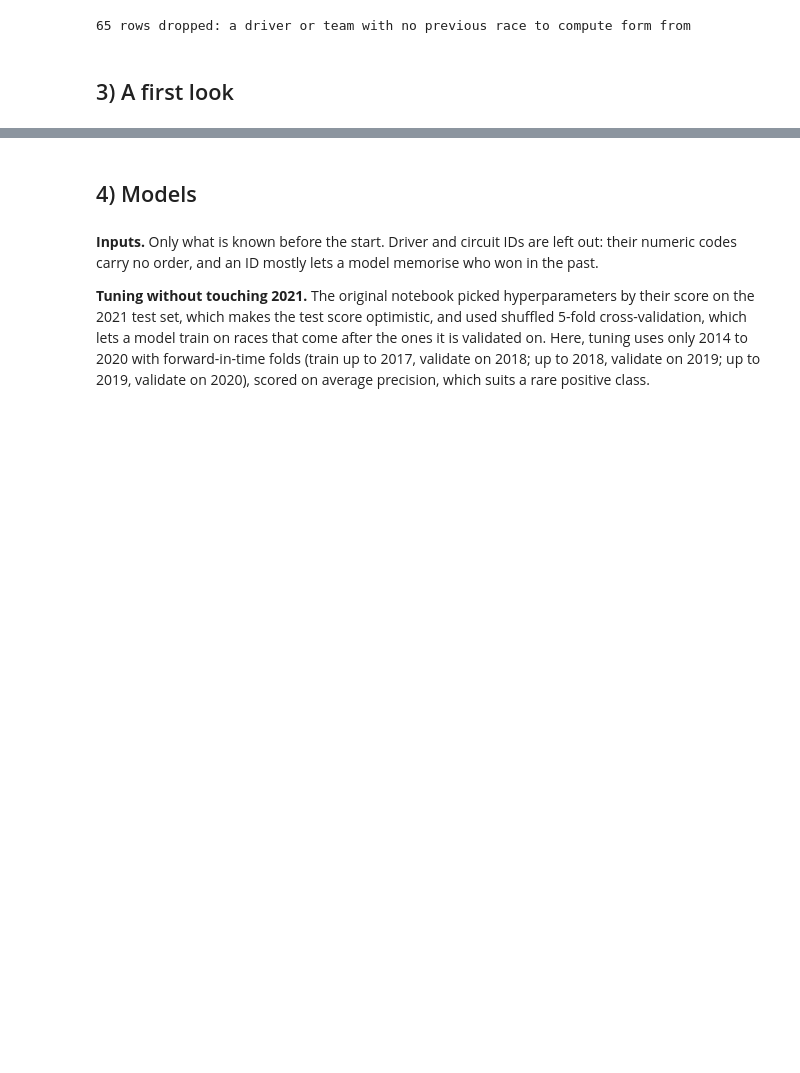
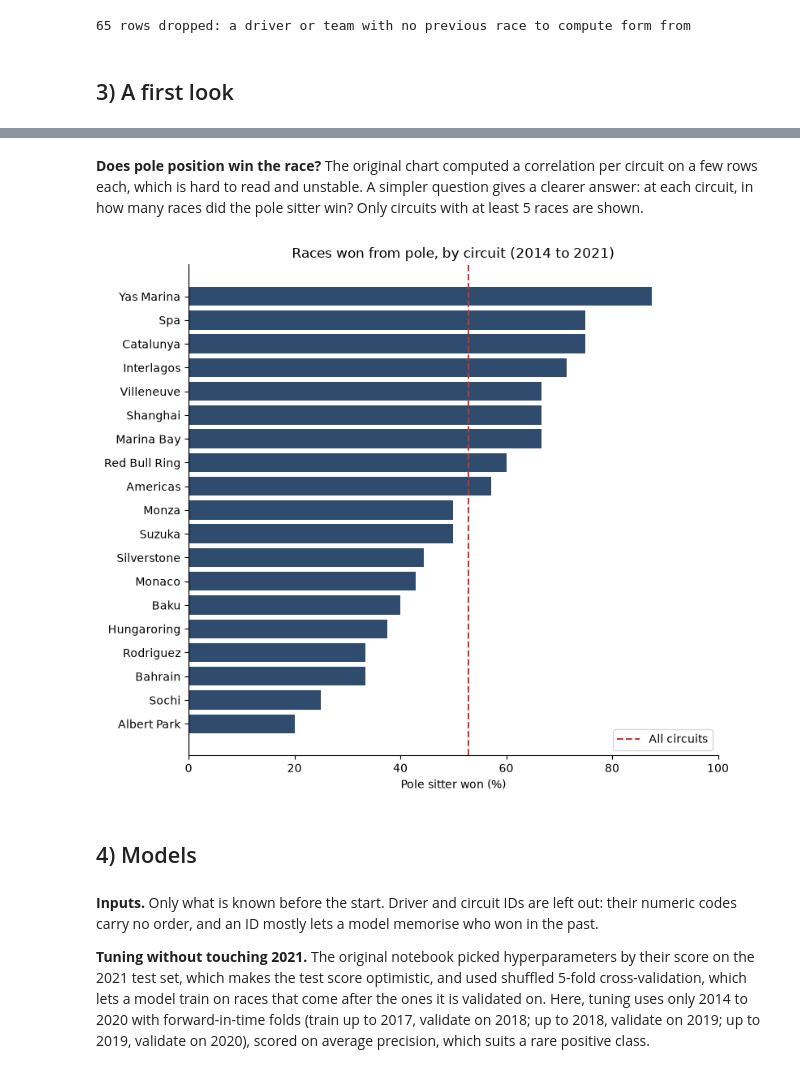
Before and after one commit to AlexandreBurhan/Formula-1-Winners-prediction, a Jupyter notebook: Formula1CodeAlex.ipynb, the cells around one changed output, grey strips where cells are left out. Cells and saved outputs as stored; diff of their text form; code cells hidden in the pictures; blank space fills up the shorter version.

```diff
--- a/Formula1CodeAlex.ipynb
+++ b/Formula1CodeAlex.ipynb
@@ -240,3 +277,23 @@ Pole sitter won 53% of races
+# %% [markdown]
+**Does pole position win the race?** The original chart computed a correlation per circuit on a few rows each, which is hard to read and unstable. A simpler question gives a clearer answer: at each circuit, in how many races did the pole sitter win? Only circuits with at least 5 races are shown.
+# %%
+poles = df[df['grid'] == 1]
+by_circuit = poles.groupby('circuit_id')['target'].agg(['mean', 'count'])
+by_circuit = by_circuit[by_circuit['count'] >= 5].sort_values('mean')
+
+fig, ax = plt.subplots(figsize=(8, 7))
+ax.barh(by_circuit.index.str.replace('_', ' ').str.title(), by_circuit['mean'] * 100, color='#2f4b6e')
+ax.axvline(poles['target'].mean() * 100, color='#c0392b', linestyle='--', label='All circuits')
+ax.set_title('Races won from pole, by circuit (2014 to 2021)')
+ax.set_xlabel('Pole sitter won (%)')
+ax.set_xlim(0, 100)
+ax.legend(loc='lower right')
+ax.spines[['top', 'right']].set_visible(False)
+plt.tight_layout()
+plt.savefig('figures/pole_wins_by_circuit.png', dpi=150)
+plt.show()
+# %% [output]
+[figure, added]
 # %% [markdown]
 ## 4) Models
 # %% [markdown]
```
Also changed, not shown: parts of 4 cells of this notebook, 4 other files.
